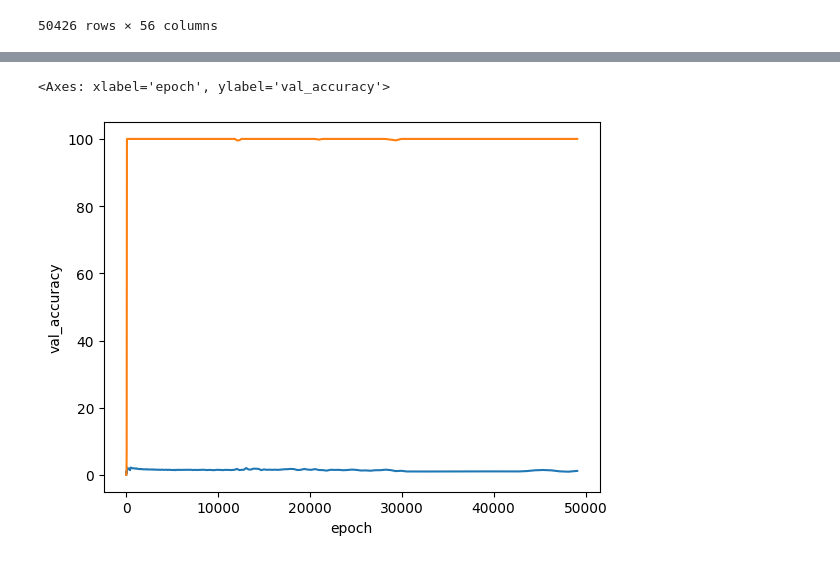
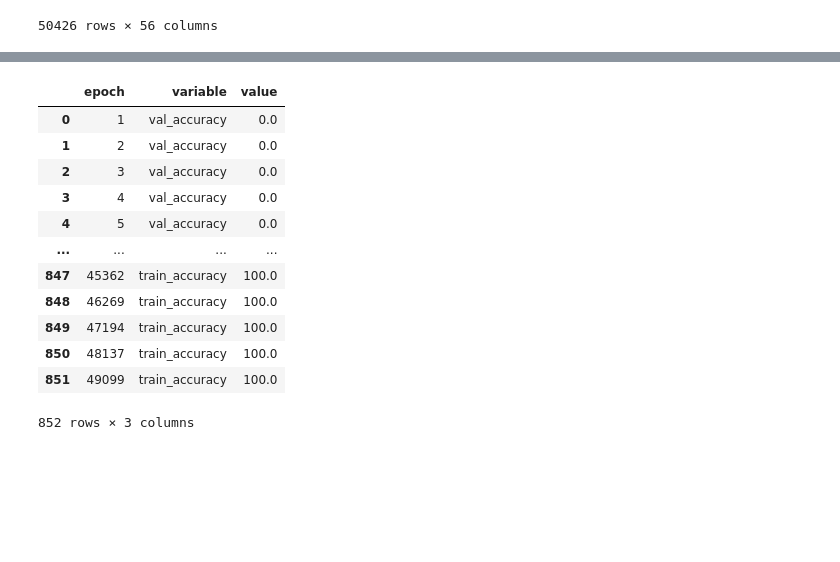
Before and after one commit to IMOsbo/DATA6550-Reproducibility, a Jupyter notebook: Code/Osborne/Analysis-Isaiah.ipynb, the cells around one changed output, grey strips where cells are left out. Drawn from its saved outputs; the diff is of its cells as text; code cells hidden in the pictures; blank space fills up the shorter version.

```diff
--- a/Code/Osborne/Analysis-Isaiah.ipynb
+++ b/Code/Osborne/Analysis-Isaiah.ipynb
@@ -62,6 +45,16 @@ list(data)
-# %%
-sns.lineplot(data=filteredData, x="epoch", y="val_accuracy")
-sns.lineplot(data=filteredData, x="epoch", y="train_accuracy")
-# %% [output]
-<Axes: xlabel='epoch', ylabel='val_accuracy'>
-[figure, removed]
+# %%
+filteredData
+# %% [output]
+|  | epoch | variable | value |
+| 0 | 1 | val_accuracy | 0.0 |
+| 1 | 2 | val_accuracy | 0.0 |
+| 2 | 3 | val_accuracy | 0.0 |
+| 3 | 4 | val_accuracy | 0.0 |
+| 4 | 5 | val_accuracy | 0.0 |
+| ... | ... | ... | ... |
+| 847 | 45362 | train_accuracy | 100.0 |
+| 848 | 46269 | train_accuracy | 100.0 |
+| 849 | 47194 | train_accuracy | 100.0 |
+| 850 | 48137 | train_accuracy | 100.0 |
+| 851 | 49099 | train_accuracy | 100.0 |
+852 rows × 3 columns
```
Also changed, not shown: parts of 4 cells of this notebook.
